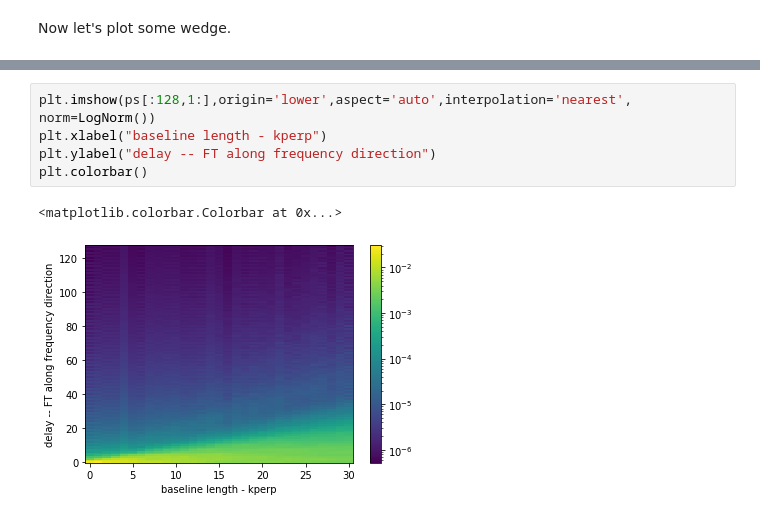
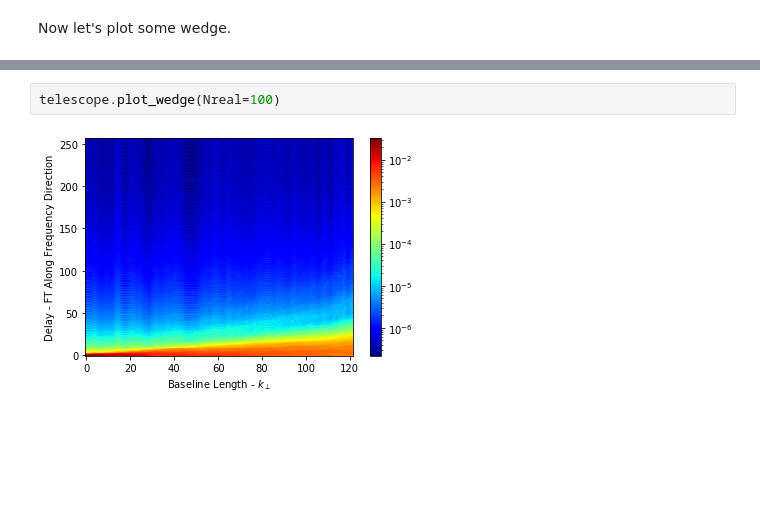
Before and after one commit to yukanak/radio1d, a Jupyter notebook: notebooks/telescope_1d_play.ipynb, the cells around one changed output, grey strips where cells are left out. Drawn from its saved outputs; the diff is of its cells as text; blank space fills up the shorter version.

Commit message:
Add wedge plotting using the module

```diff
--- a/notebooks/telescope_1d_play.ipynb
+++ b/notebooks/telescope_1d_play.ipynb
@@ -148,8 +119,4 @@ for c in range(Nrel):
-# %%
-plt.imshow(ps[:128,1:],origin='lower',aspect='auto',interpolation='nearest', norm=LogNorm())
-plt.xlabel("baseline length - kperp")
-plt.ylabel("delay -- FT along frequency direction")
-plt.colorbar()
-# %% [output]
-<matplotlib.colorbar.Colorbar at 0x...>
-[figure, removed]
+# %%
+telescope.plot_wedge(Nreal=100)
+# %% [output]
+[figure, added]
```
Also changed, not shown: parts of 10 cells of this notebook.
